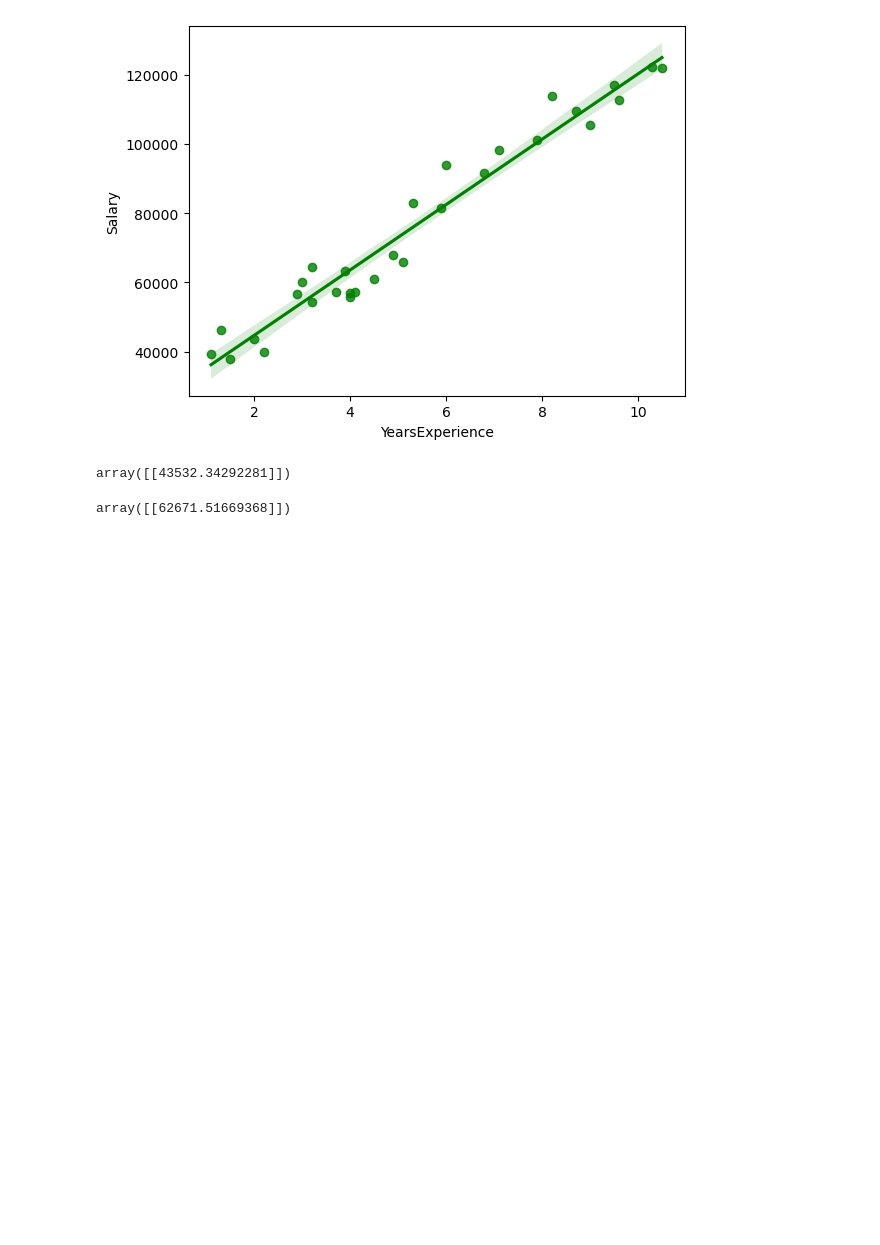
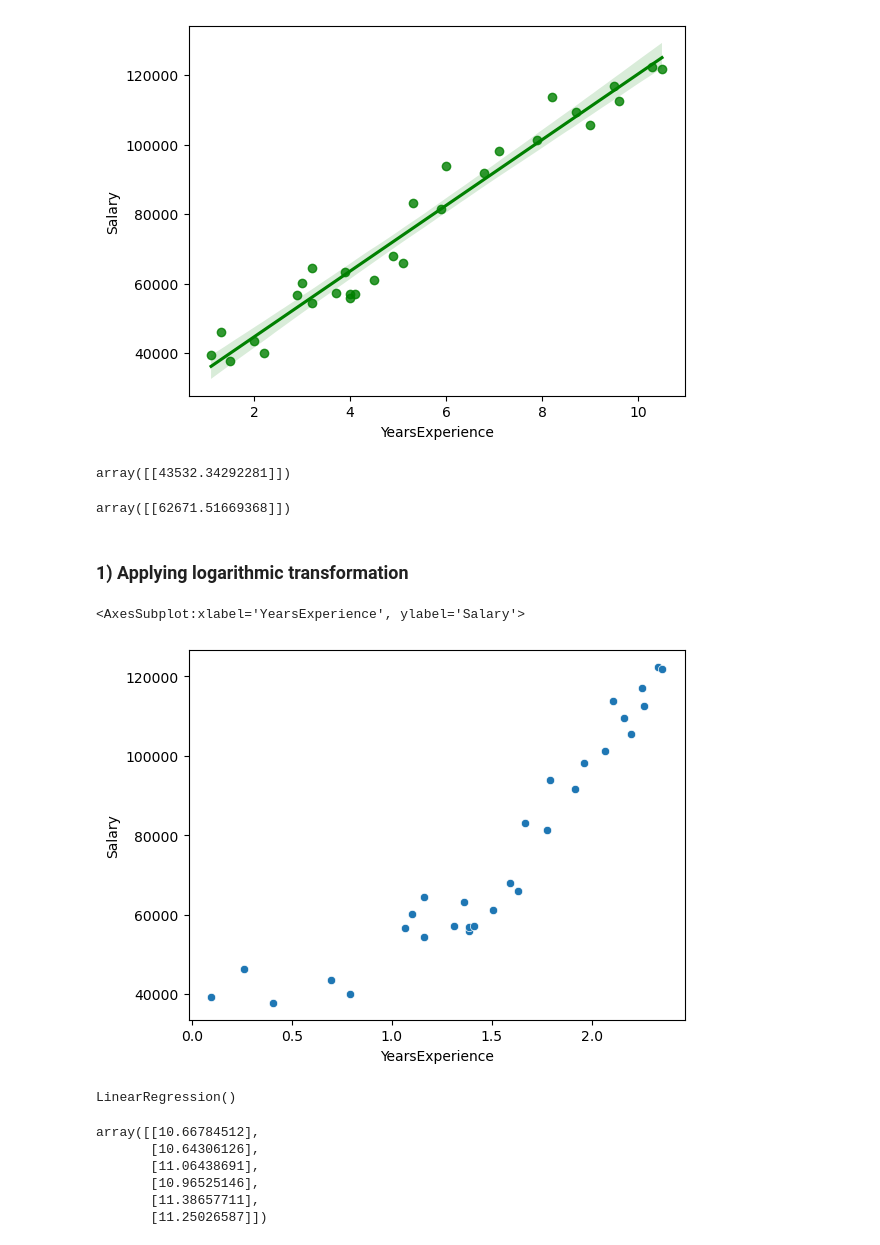
Before and after one commit to PrashantBhaware/ExcelR-Assignments, a Jupyter notebook: Simple linear regression/simple linear regression salary.ipynb, the cells around one changed output. Drawn from its saved outputs; the diff is of its cells as text; code cells hidden in the pictures; blank space fills up the shorter version.

```diff
--- a/Simple linear regression/simple linear regression salary.ipynb
+++ b/Simple linear regression/simple linear regression salary.ipynb
@@ -231,3 +219,5 @@ array([[43532.34292281]])
 m * 4.0 + b
 # %% [output]
 array([[62671.51669368]])
+# %% [markdown]
+### 1) Applying logarithmic transformation
@@ -233,0 +228,5 @@ array([[62671.51669368]])
+# %%
+sns.scatterplot(data=df,x=np.log(df['YearsExperience']),y=df['Salary'])
+# %% [output]
+<AxesSubplot:xlabel='YearsExperience', ylabel='Salary'>
+[figure, added]
@@ -233,0 +236,17 @@ array([[62671.51669368]])
+# %%
+# Fit a linear regression model on the training data
+model = LinearRegression()
+model.fit(x_train, y_train)
+# %% [output]
+LinearRegression()
+# %%
+# Predict the dependent variable using the model on the testing data
+y_pred = model.predict(x_test)
+y_pred
+# %% [output]
+array([[10.66784512],
+       [10.64306126],
+       [11.06438691],
+       [10.96525146],
+       [11.38657711],
+       [11.25026587]])
```
Also changed, not shown: parts of 30 cells of this notebook, 1 other file.
